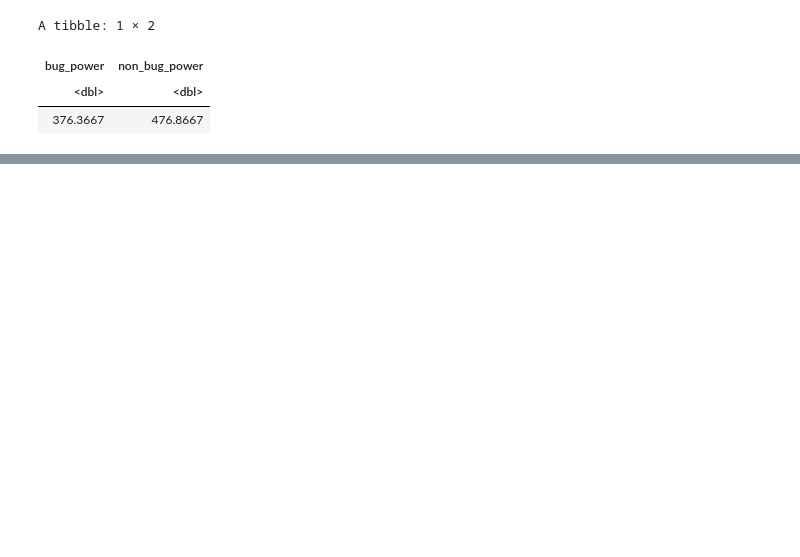
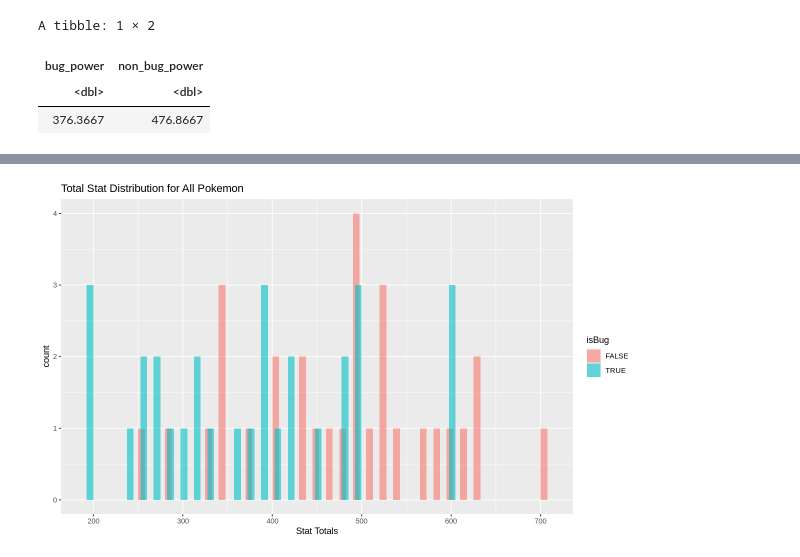
Before and after one commit to dleo22/STAT201-FinalProject, a Jupyter notebook: ProjectProposal.ipynb, the cells around one changed output, grey strips where cells are left out. Saved outputs shown, nothing was run; the diff lists cells and outputs as text; code cells hidden in the pictures; blank space fills up the shorter version.

```diff
--- a/ProjectProposal.ipynb
+++ b/ProjectProposal.ipynb
@@ -239,0 +141,9 @@ all_speed_disp
+# %%
+all_total_disp <- combined_sample |>
+    ggplot(aes(x = Total, fill = isBug)) +
+    geom_histogram(binwidth = 15, alpha = 0.6, position = position_dodge(width = 5 )) +
+    ggtitle("Total Stat Distribution for All Pokemon") +
+    xlab("Stat Totals")
+all_total_disp
+# %% [output]
+[figure, added]
```
Also changed, not shown: parts of 13 cells of this notebook.
